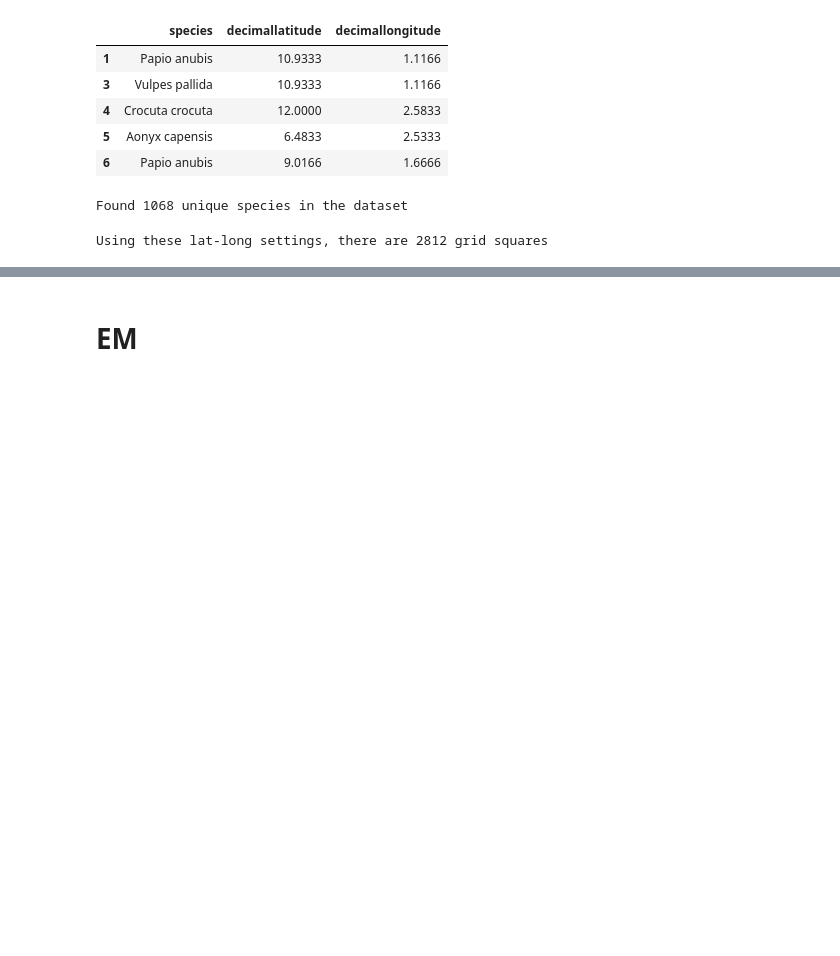
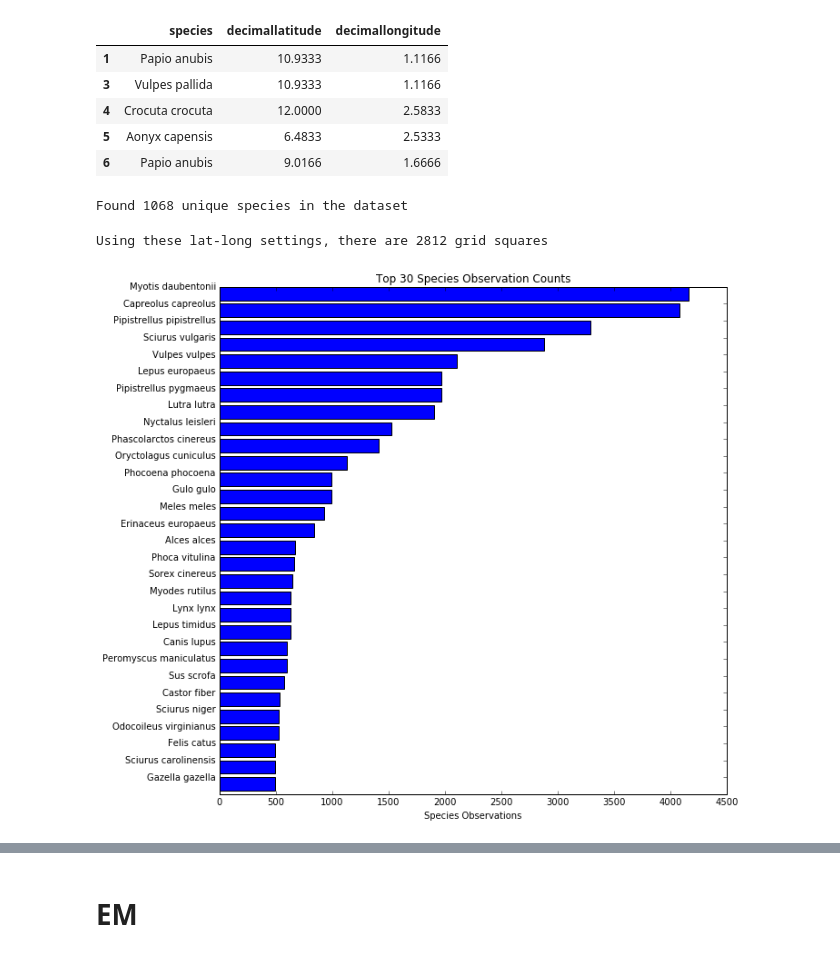
Before and after one commit to averyfaller/AM207Project, a Jupyter notebook: EM.ipynb, the cells around one changed output, grey strips where cells are left out. Saved outputs shown, nothing was run; the diff lists cells and outputs as text; code cells hidden in the pictures; blank space fills up the shorter version.

```diff
--- a/EM.ipynb
+++ b/EM.ipynb
@@ -91,3 +92,22 @@ for i in range(0, len(species_lat_longs)):
         grid_species_count_dict[grid_id][species_id] = 0
 
     grid_species_count_dict[grid_id][species_id] += 1
+# %%
+# EDA
+
+# The number of species we want to plot
+top_num = 30
+
+# Let's take a moment to examine the breakdown of species
+top_species_ids = (-species_counts).argsort()[:top_num]
+top_species_counts = species_counts[top_species_ids]
+top_species_names = [species_lookup_dict[i] for i in top_species_ids]
+
+plt.figure(num=None, figsize=(10, 10), dpi=80, facecolor='w', edgecolor='k')
+plt.barh(range(0,top_num), top_species_counts, tick_label=top_species_names)
+plt.gca().invert_yaxis()
+plt.xlabel("Species Observations")
+plt.title("Top %d Species Observation Counts" % top_num)
+plt.show()
+# %% [output]
+[figure, added]
```
Also changed, not shown: parts of 2 cells of this notebook.
